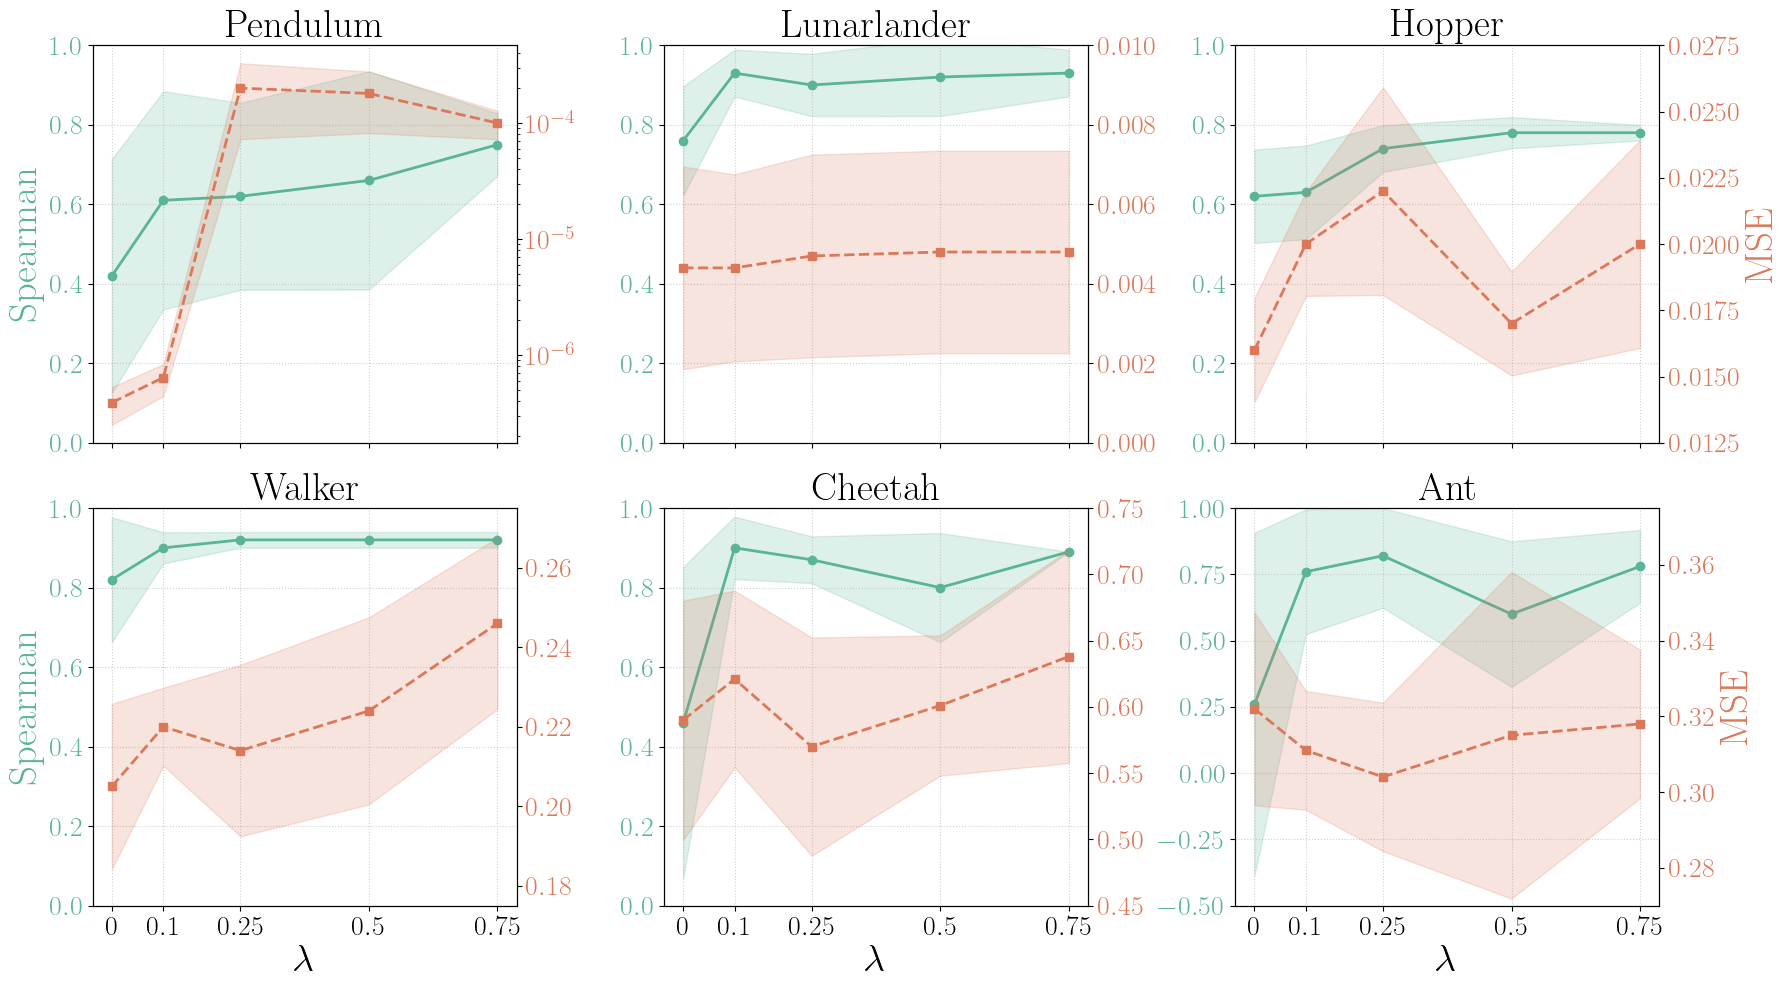
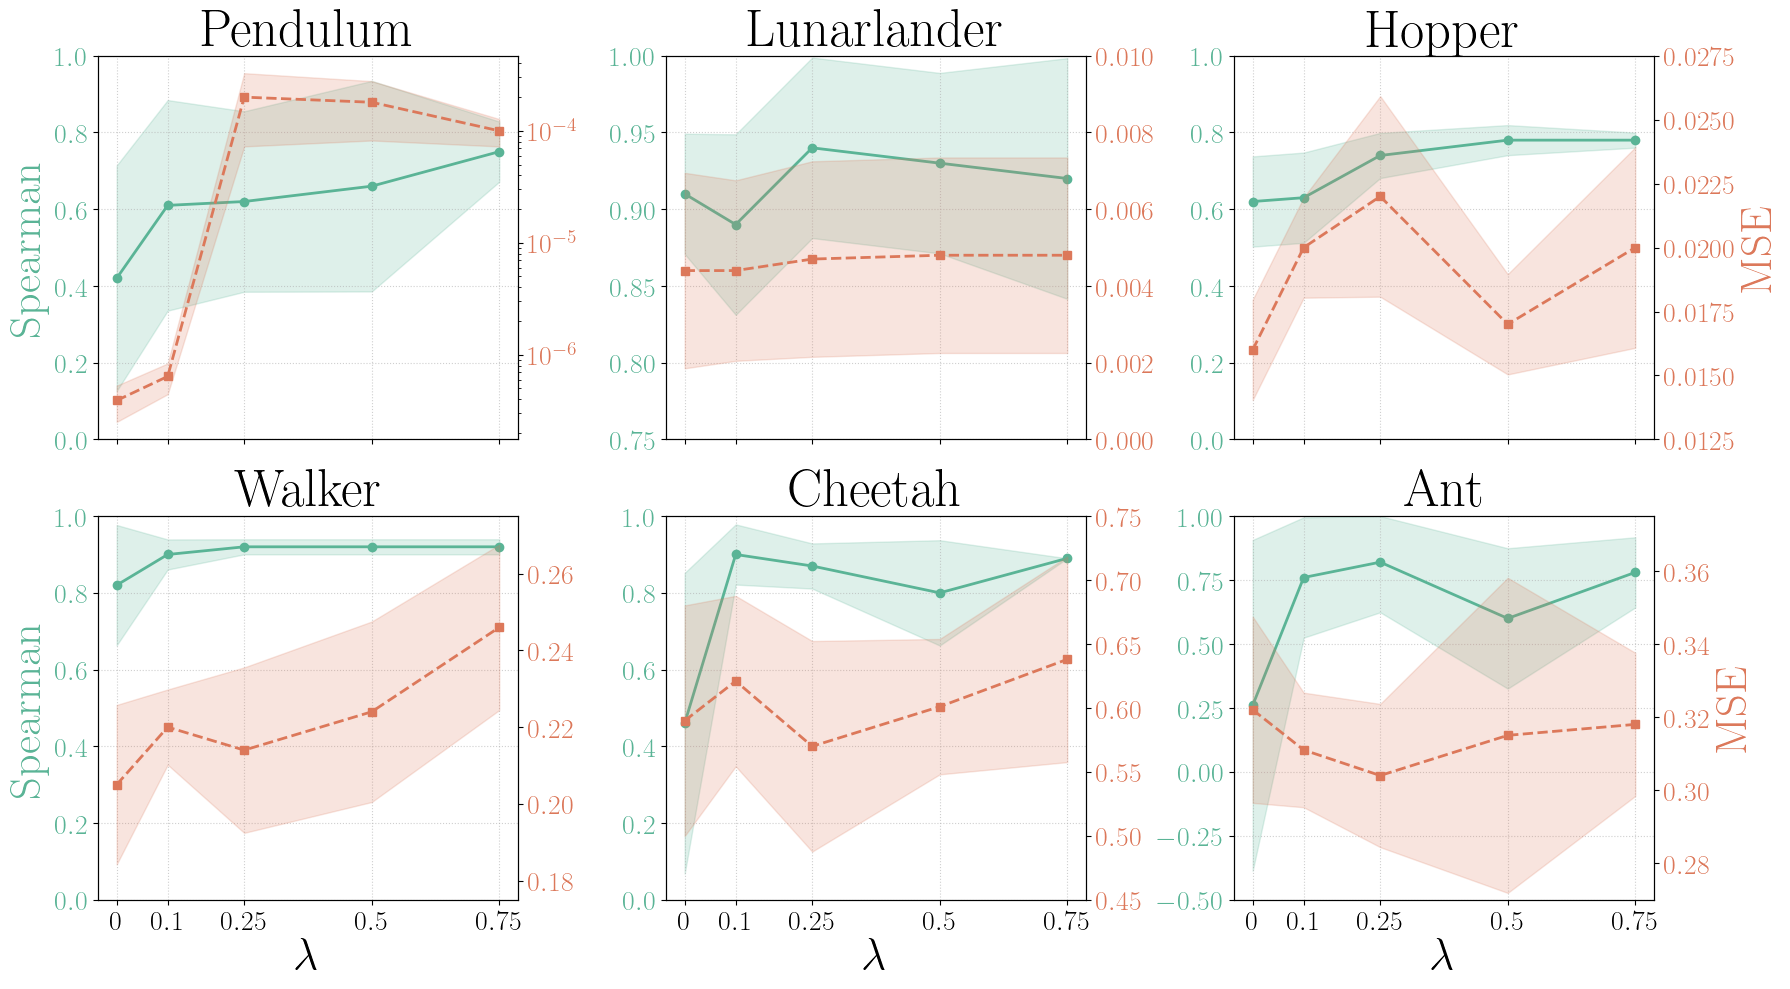
Code edit (unified diff) that turned the first committed figure into the second:
--- before
+++ after
@@ -18,10 +18,11 @@
     'Lunarlander': {
         'lambdas': [0, 0.1, 0.25, 0.5, 0.75],
-        'spearman': [0.76, 0.93, 0.90, 0.92, 0.93],
-        'spearman_ses': [0.07, 0.03, 0.04, 0.05, 0.03],
+        'spearman': [0.91, 0.89, 0.94, 0.93, 0.92],
+        'spearman_ses': [0.02, 0.03, 0.03, 0.03, 0.04],
         'mse': [0.0044, 0.0044, 0.0047, 0.0048, 0.0048],
         'mse_ses': [0.0013, 0.0012, 0.0013, 0.0013, 0.0013],
         'mse_log': False,
-        'mse_ylim': (0, 0.01)
+        'mse_ylim': (0, 0.01),
+        'spearman_ylim': (0.75, 1)
     },
     'Hopper': {
@@ -81,8 +82,8 @@
     # Only show x-label on bottom row
     if row == 1:
-        ax1.set_xlabel(r'$\lambda$', fontsize=28)
+        ax1.set_xlabel(r'$\lambda$', fontsize=32)
     # Only show Spearman label on leftmost column
     if col == 0:
-        ax1.set_ylabel(r'Spearman', color=color_spearman, fontsize=28)
+        ax1.set_ylabel(r'Spearman', color=color_spearman, fontsize=32)
     ax1.plot(data['lambdas'], data['spearman'], color=color_spearman, marker='o', 
              linestyle='-', linewidth=2, label='Spearman')
@@ -113,5 +114,5 @@
         ax1.set_xticklabels([r'$0$', r'$0.1$', r'$0.25$', r'$0.5$', r'$0.75$'])
     ax1.grid(True, linestyle=':', alpha=0.6)
-    ax1.set_title(r'{}'.format(env_name), fontsize=28)
+    ax1.set_title(r'{}'.format(env_name), fontsize=38)
     
     # Plot MSE on secondary y-axis
@@ -119,5 +120,5 @@
     # Only show MSE label on rightmost column
     if col == 2:
-        ax2.set_ylabel(r'MSE', color=color_mse, fontsize=28)
+        ax2.set_ylabel(r'MSE', color=color_mse, fontsize=32)
     ax2.plot(data['lambdas'], data['mse'], color=color_mse, marker='s', 
              linestyle='--', linewidth=2, label='MSE')

Commit: plotting new lambda abl result